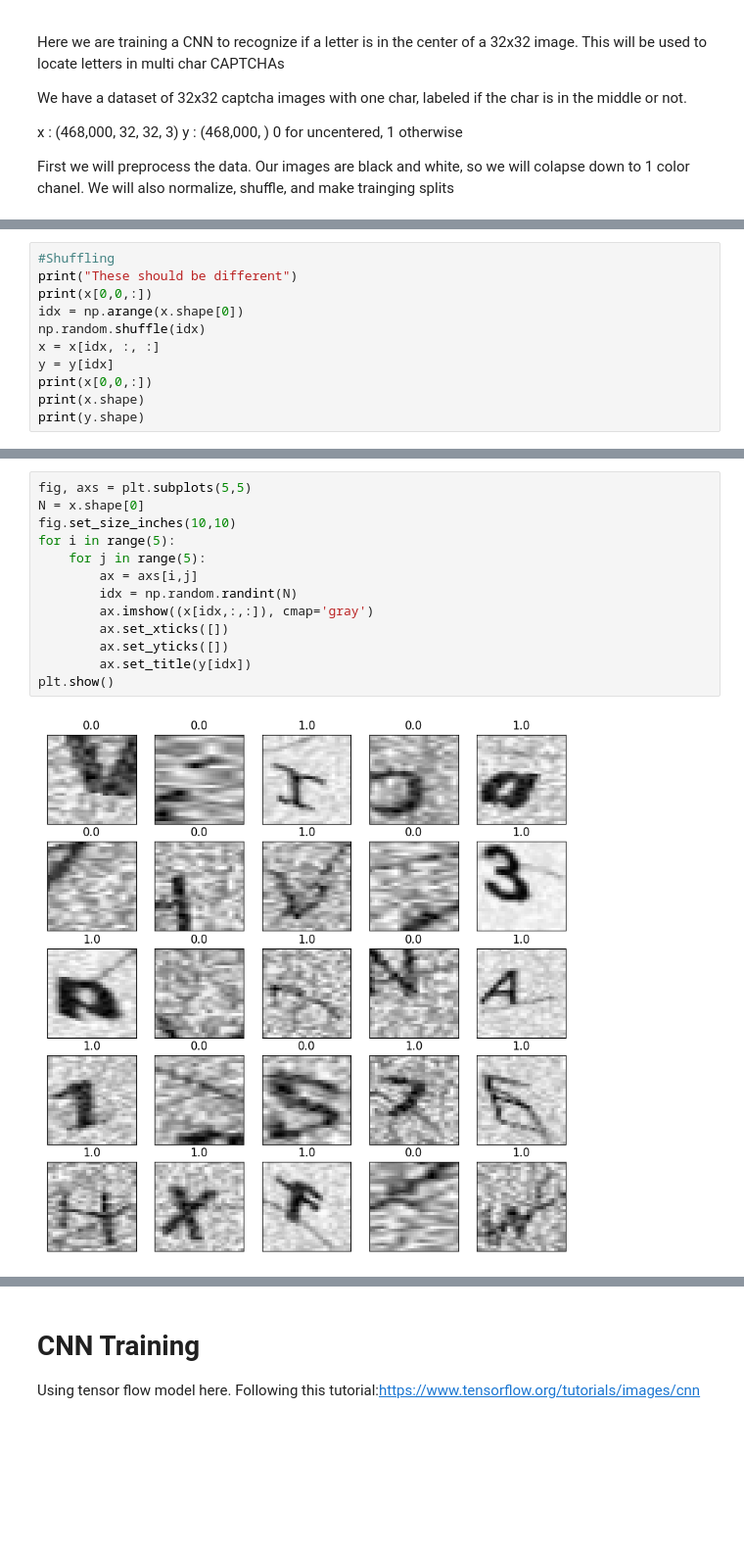
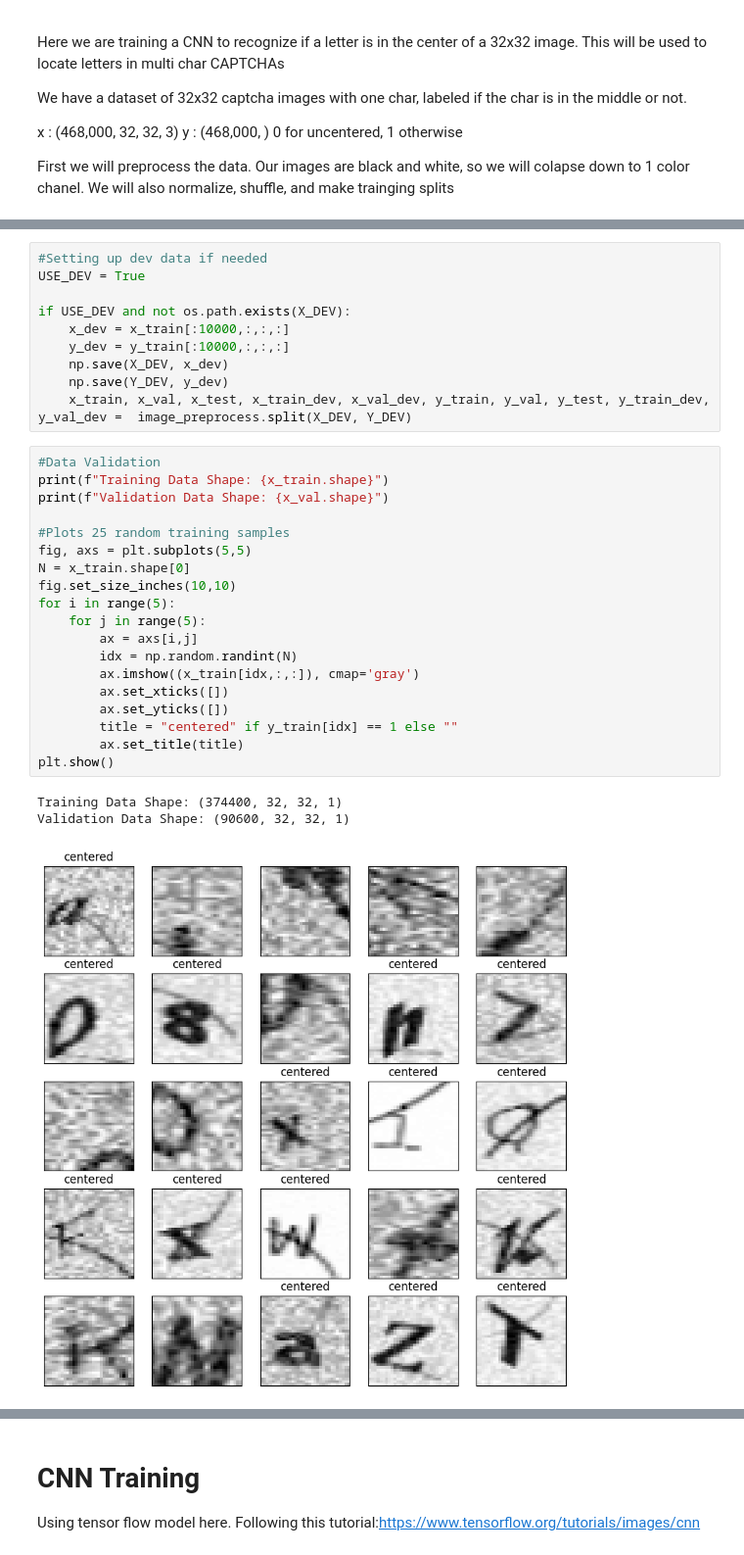
Before and after one commit to Oreo-Monster/CAPTCHA-breaker, a Jupyter notebook: SegmentationNet.ipynb, the cells around one changed output, grey strips where cells are left out. Shown: that part at 98% size. Cells and saved outputs as stored; diff of their text form; blank space fills up the shorter version.

Commit message:
Cleaned up file and data handeling to limit memory usage, tuned hyperparameters

```diff
--- a/SegmentationNet.ipynb
+++ b/SegmentationNet.ipynb
@@ -42,11 +20,0 @@ min y : 0.0
-# %%
-#Shuffling
-print("These should be different")
-print(x[0,0,:])
-idx = np.arange(x.shape[0])
-np.random.shuffle(idx)
-x = x[idx, :, :]
-y = y[idx]
-print(x[0,0,:])
-print(x.shape)
-print(y.shape)
@@ -69,15 +57,33 @@ These should be different
+# %%
+#Setting up dev data if needed
+USE_DEV = True
+
+if USE_DEV and not os.path.exists(X_DEV):
+    x_dev = x_train[:10000,:,:,:]
+    y_dev = y_train[:10000,:,:,:]
+    np.save(X_DEV, x_dev)
+    np.save(Y_DEV, y_dev)
+    x_train, x_val, x_test, x_train_dev, x_val_dev, y_train, y_val, y_test, y_train_dev, y_val_dev =  image_preprocess.split(X_DEV, Y_DEV)
 # %%
+#Data Validation
+print(f"Training Data Shape: {x_train.shape}")
+print(f"Validation Data Shape: {x_val.shape}")
+
+#Plots 25 random training samples
 fig, axs = plt.subplots(5,5)
-N = x.shape[0]
+N = x_train.shape[0]
 fig.set_size_inches(10,10)
 for i in range(5):
     for j in range(5):
         ax = axs[i,j]
         idx = np.random.randint(N)
-        ax.imshow((x[idx,:,:]), cmap='gray')
+        ax.imshow((x_train[idx,:,:]), cmap='gray')
         ax.set_xticks([])
         ax.set_yticks([])
-        ax.set_title(y[idx])
+        title = "centered" if y_train[idx] == 1 else ""
+        ax.set_title(title)
 plt.show()
 # %% [output]
+Training Data Shape: (374400, 32, 32, 1)
+Validation Data Shape: (90600, 32, 32, 1)
-[figure, old version]
+[figure, new version]
```
Also changed, not shown: parts of 19 cells of this notebook.
